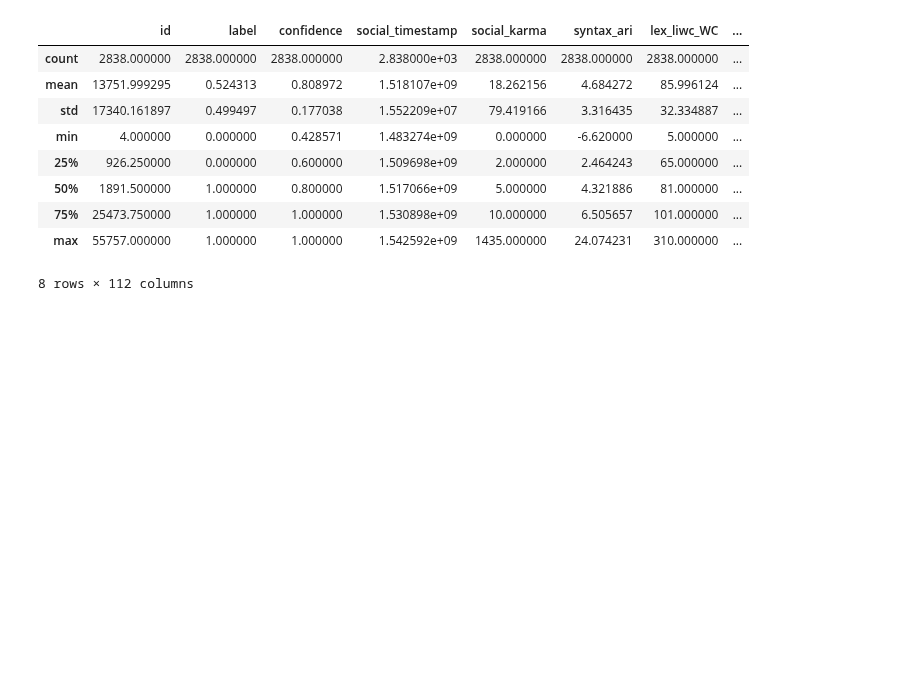
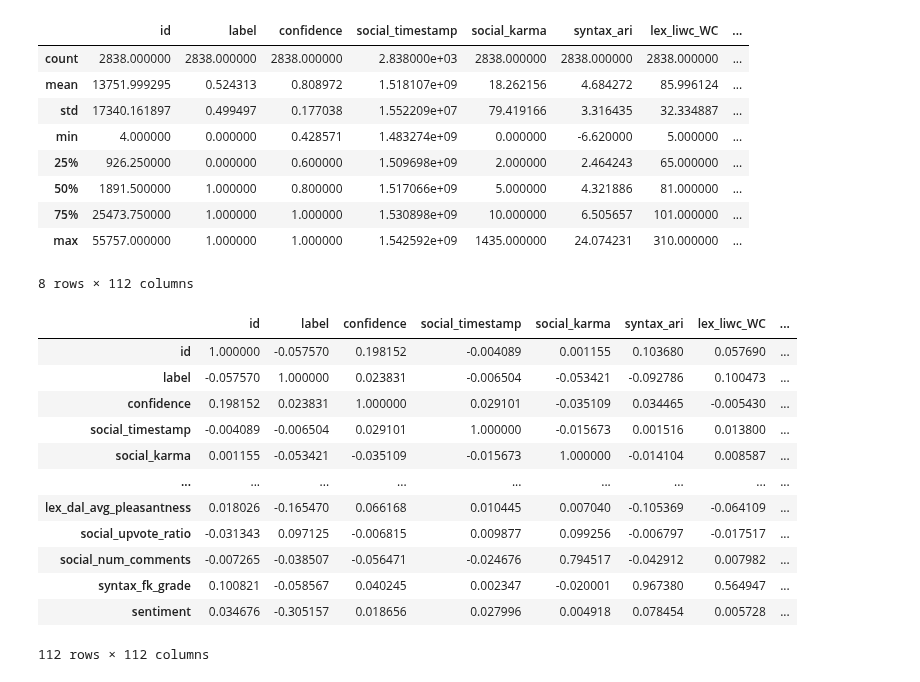
Before and after one commit to franck225-coder/Machine-Learning-project-series, a Jupyter notebook: stress detection/stress_dection.ipynb, the cells around one changed output. Cells and saved outputs as stored; diff of their text form; code cells hidden in the pictures; blank space fills up the shorter version.

```diff
--- a/stress detection/stress_dection.ipynb
+++ b/stress detection/stress_dection.ipynb
@@ -50,0 +49,16 @@ data.describe()
+# %%
+data.corr()
+# %% [output]
+|  | id | label | confidence | social_timestamp | social_karma | syntax_ari | lex_liwc_WC | ... |
+| id | 1.000000 | -0.057570 | 0.198152 | -0.004089 | 0.001155 | 0.103680 | 0.057690 | ... |
+| label | -0.057570 | 1.000000 | 0.023831 | -0.006504 | -0.053421 | -0.092786 | 0.100473 | ... |
+| confidence | 0.198152 | 0.023831 | 1.000000 | 0.029101 | -0.035109 | 0.034465 | -0.005430 | ... |
+| social_timestamp | -0.004089 | -0.006504 | 0.029101 | 1.000000 | -0.015673 | 0.001516 | 0.013800 | ... |
+| social_karma | 0.001155 | -0.053421 | -0.035109 | -0.015673 | 1.000000 | -0.014104 | 0.008587 | ... |
+| ... | ... | ... | ... | ... | ... | ... | ... | ... |
+| lex_dal_avg_pleasantness | 0.018026 | -0.165470 | 0.066168 | 0.010445 | 0.007040 | -0.105369 | -0.064109 | ... |
+| social_upvote_ratio | -0.031343 | 0.097125 | -0.006815 | 0.009877 | 0.099256 | -0.006797 | -0.017517 | ... |
+| social_num_comments | -0.007265 | -0.038507 | -0.056471 | -0.024676 | 0.794517 | -0.042912 | 0.007982 | ... |
+| syntax_fk_grade | 0.100821 | -0.058567 | 0.040245 | 0.002347 | -0.020001 | 0.967380 | 0.564947 | ... |
+| sentiment | 0.034676 | -0.305157 | 0.018656 | 0.027996 | 0.004918 | 0.078454 | 0.005728 | ... |
+112 rows × 112 columns
```
Also changed, not shown: parts of 2 cells of this notebook.
